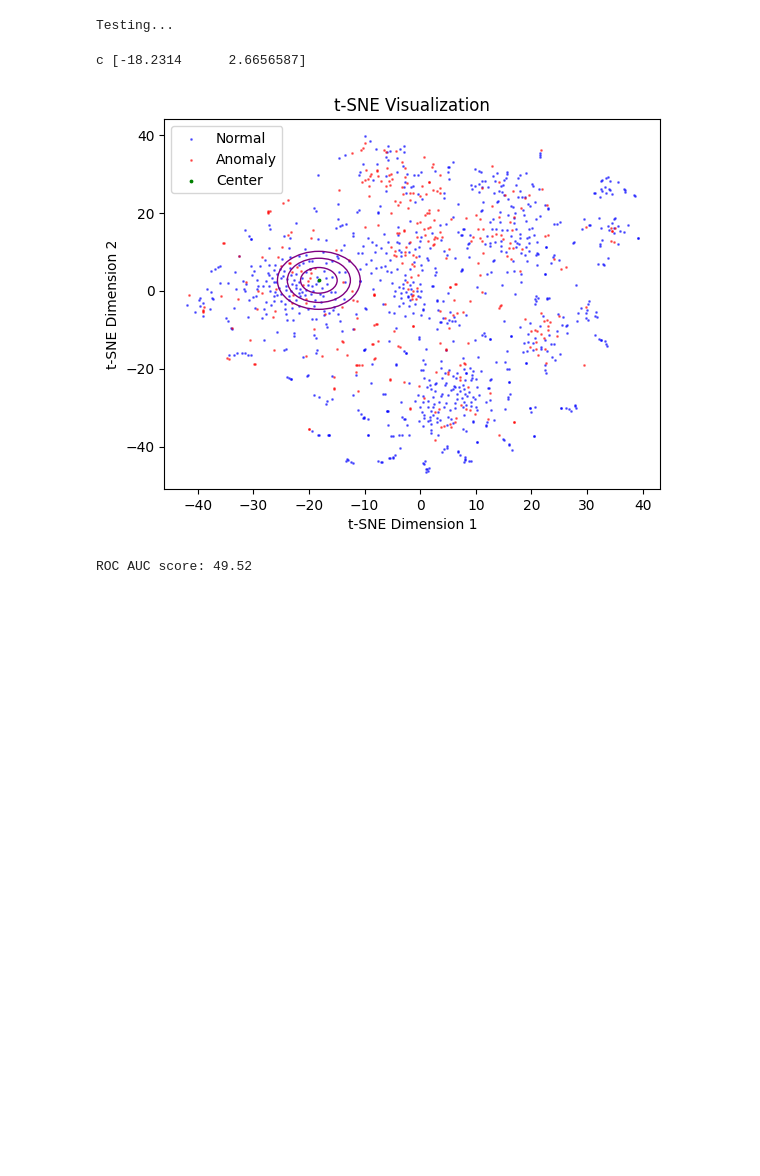
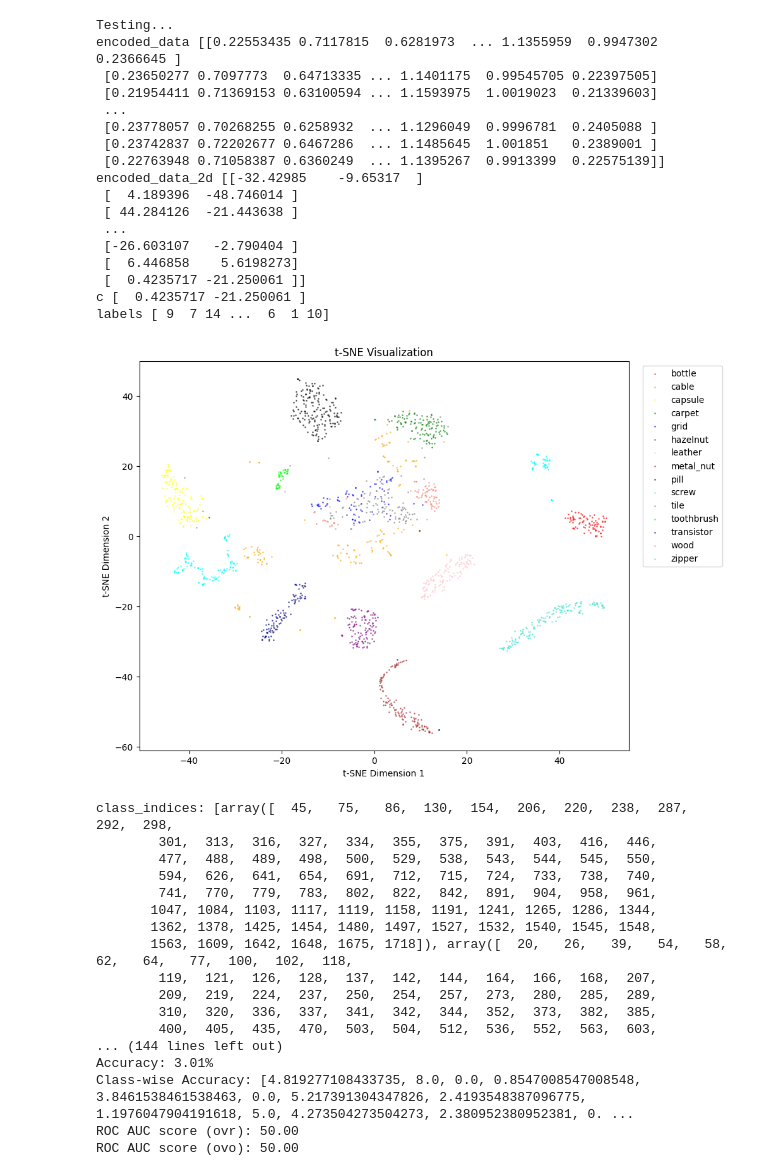
Before and after one commit to jeewonkimm2/PyTorch-Deep-SVDD, a Jupyter notebook: DeepSVDD.ipynb, the cells around one changed output. Drawn from its saved outputs; the diff is of its cells as text; code cells hidden in the pictures; blank space fills up the shorter version.

```diff
--- a/DeepSVDD.ipynb
+++ b/DeepSVDD.ipynb
@@ -81,12 +66,46 @@ Training Deep SVDD... Epoch: 9, Loss: 2.815
 # %%
 from test import eval
+# binary
+# labels, scores = eval(deep_SVDD.net, deep_SVDD.c, data[1], device)
 
-labels, scores = eval(deep_SVDD.net, deep_SVDD.c, data[1], device)
+# multi
+labels, scores, accuracy, class_accuracy = eval(deep_SVDD.net, deep_SVDD.c, data[1], device)
 # %% [output]
 Testing...
+encoded_data [[0.22553435 0.7117815  0.6281973  ... 1.1355959  0.9947302  0.2366645 ]
+ [0.23650277 0.7097773  0.64713335 ... 1.1401175  0.99545705 0.22397505]
+ [0.21954411 0.71369153 0.63100594 ... 1.1593975  1.0019023  0.21339603]
+ ...
+ [0.23778057 0.70268255 0.6258932  ... 1.1296049  0.9996781  0.2405088 ]
+ [0.23742837 0.72202677 0.6467286  ... 1.1485645  1.001851   0.2389001 ]
+ [0.22763948 0.71058387 0.6360249  ... 1.1395267  0.9913399  0.22575139]]
+encoded_data_2d [[-32.42985    -9.65317  ]
+ [  4.189396  -48.746014 ]
+ [ 44.284126  -21.443638 ]
+ ...
+ [-26.603107   -2.790404 ]
+ [  6.446858    5.6198273]
+ [  0.4235717 -21.250061 ]]
+c [  0.4235717 -21.250061 ]
+labels [ 9  7 14 ...  6  1 10]
+[figure, new version]
-c [-18.2314      2.6656587]
+class_indices: [array([  45,   75,   86,  130,  154,  206,  220,  238,  287,  292,  298,
+        301,  313,  316,  327,  334,  355,  375,  391,  403,  416,  446,
+        477,  488,  489,  498,  500,  529,  538,  543,  544,  545,  550,
+        594,  626,  641,  654,  691,  712,  715,  724,  733,  738,  740,
+        741,  770,  779,  783,  802,  822,  842,  891,  904,  958,  961,
+       1047, 1084, 1103, 1117, 1119, 1158, 1191, 1241, 1265, 1286, 1344,
+       1362, 1378, 1425, 1454, 1480, 1497, 1527, 1532, 1540, 1545, 1548,
+       1563, 1609, 1642, 1648, 1675, 1718]), array([  20,   26,   39,   54,   58,   62,   64,   77,  100,  102,  118,
+        119,  121,  126,  128,  137,  142,  144,  164,  166,  168,  207,
+        209,  219,  224,  237,  250,  254,  257,  273,  280,  285,  289,
+        310,  320,  336,  337,  341,  342,  344,  352,  373,  382,  385,
+        400,  405,  435,  470,  503,  504,  512,  536,  552,  563,  603,
+... (144 lines left out)
+Accuracy: 3.01%
+Class-wise Accuracy: [4.819277108433735, 8.0, 0.0, 0.8547008547008548, 3.8461538461538463, 0.0, 5.217391304347826, 2.4193548387096775, 1.1976047904191618, 5.0, 4.273504273504273, 2.380952380952381, 0. ...
+ROC AUC score (ovr): 50.00
+ROC AUC score (ovo): 50.00
-[figure, old version]
-ROC AUC score: 49.52
 # %%
 import matplotlib.pyplot as plt
 import pandas as pd
```
Also changed, not shown: parts of 5 cells of this notebook, 2 other files.
